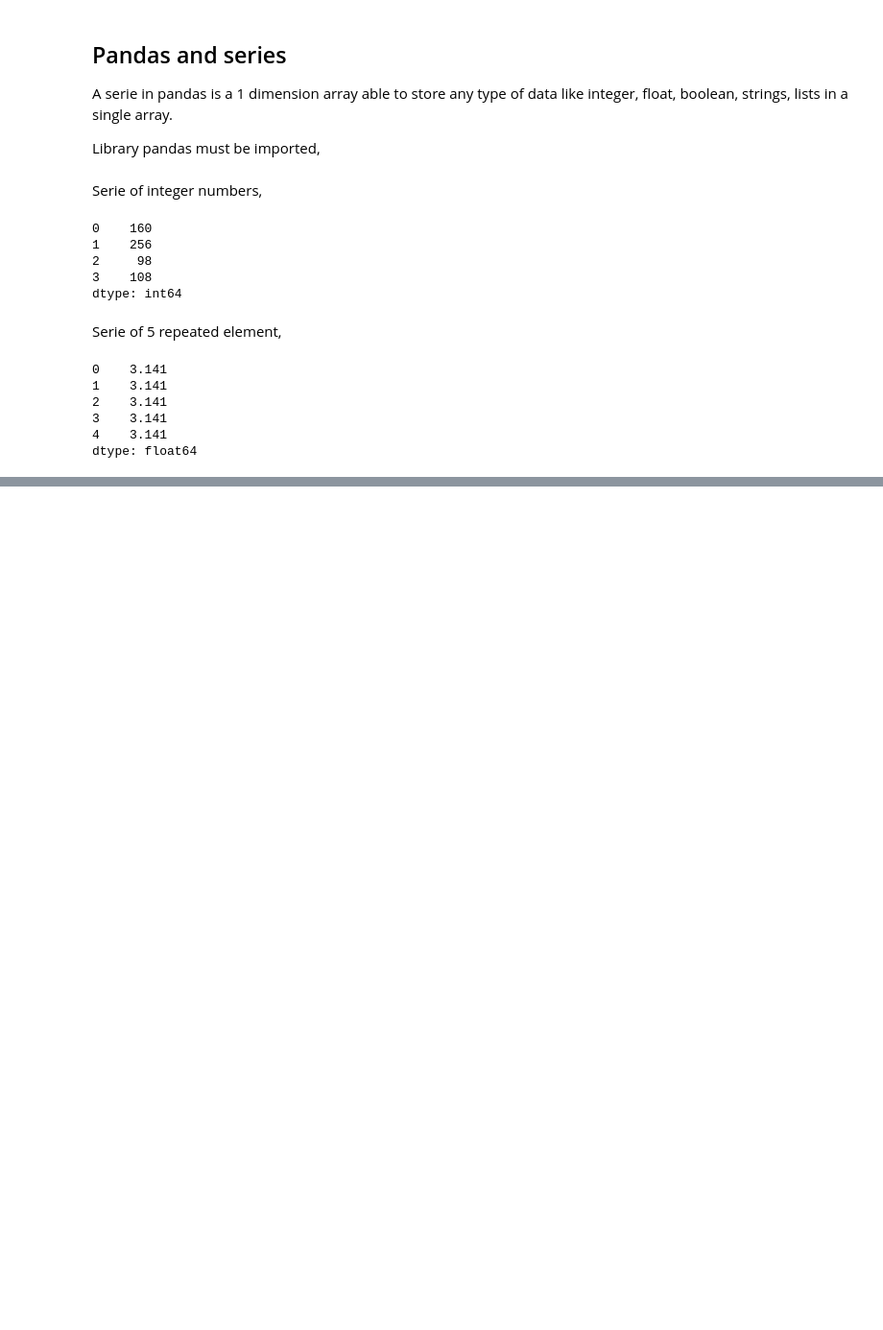
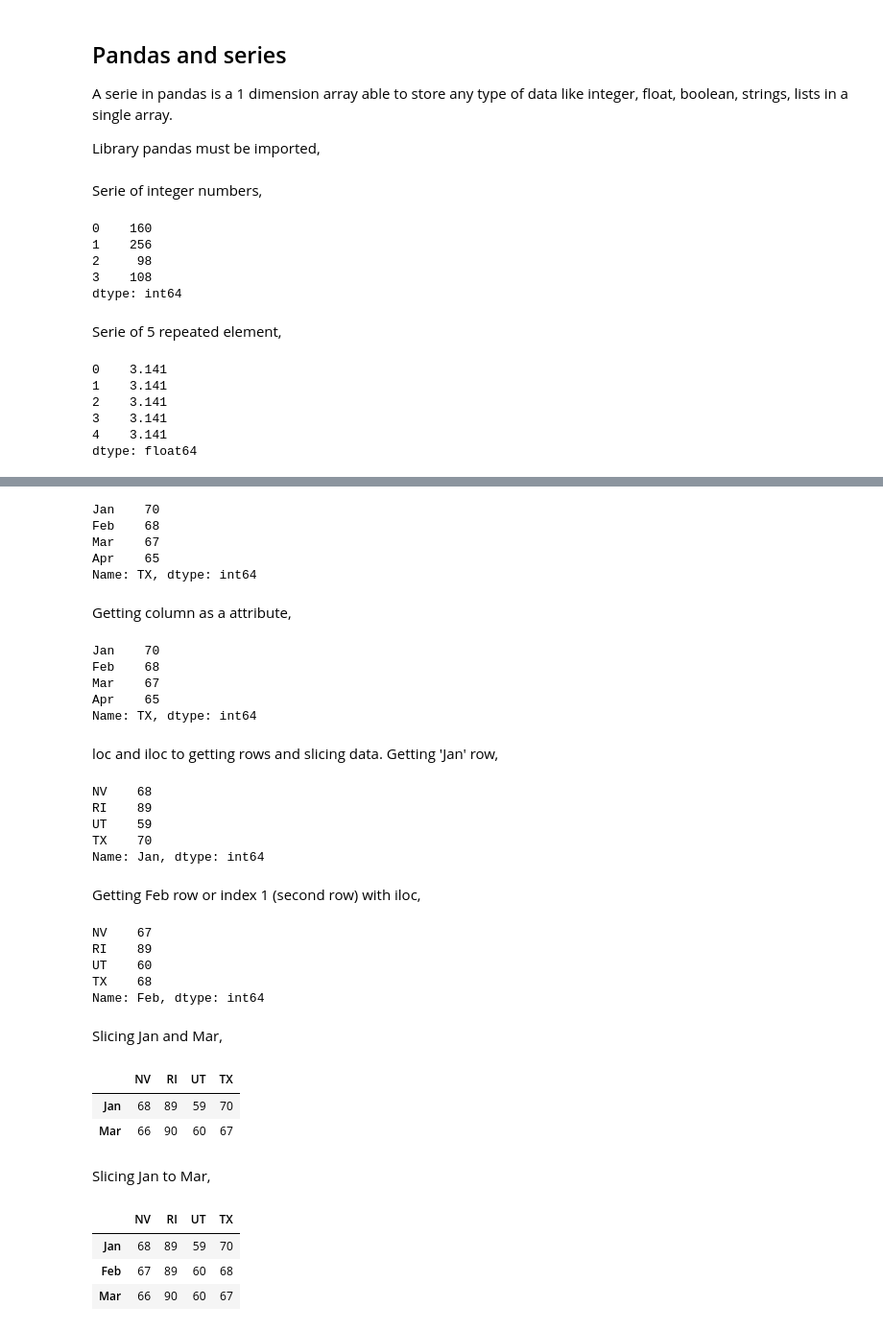
Before and after one commit to alej0ai/python_course, a Jupyter notebook: 6 - Arrays with NumPy.ipynb, the cells around one changed output, grey strips where cells are left out. Shown at 96% size. Drawn from its saved outputs; the diff is of its cells as text; code cells hidden in the pictures; blank space fills up the shorter version.

```diff
--- a/6 - Arrays with NumPy.ipynb
+++ b/6 - Arrays with NumPy.ipynb
@@ -394,0 +502,55 @@ dtype: float64
+# %%
+datafr1['TX']
+# %% [output]
+Jan    70
+Feb    68
+Mar    67
+Apr    65
+Name: TX, dtype: int64
+# %% [markdown]
+Getting column as a attribute,
+# %%
+datafr1.TX
+# %% [output]
+Jan    70
+Feb    68
+Mar    67
+Apr    65
+Name: TX, dtype: int64
+# %% [markdown]
+loc and iloc to getting rows and slicing data. Getting 'Jan' row,
+# %%
+datafr1.loc['Jan']
+# %% [output]
+NV    68
+RI    89
+UT    59
+TX    70
+Name: Jan, dtype: int64
+# %% [markdown]
+Getting Feb row or index 1 (second row) with iloc,
+# %%
+datafr1.iloc[1]
+# %% [output]
+NV    67
+RI    89
+UT    60
+TX    68
+Name: Feb, dtype: int64
+# %% [markdown]
+Slicing Jan and Mar,
+# %%
+datafr1.loc[['Jan','Mar']]
+# %% [output]
+|  | NV | RI | UT | TX |
+| Jan | 68 | 89 | 59 | 70 |
+| Mar | 66 | 90 | 60 | 67 |
+# %% [markdown]
+Slicing Jan to Mar,
+# %%
+datafr1.loc['Jan':'Mar']
+# %% [output]
+|  | NV | RI | UT | TX |
+| Jan | 68 | 89 | 59 | 70 |
+| Feb | 67 | 89 | 60 | 68 |
+| Mar | 66 | 90 | 60 | 67 |
```
Also changed, not shown: parts of 23 cells of this notebook.
